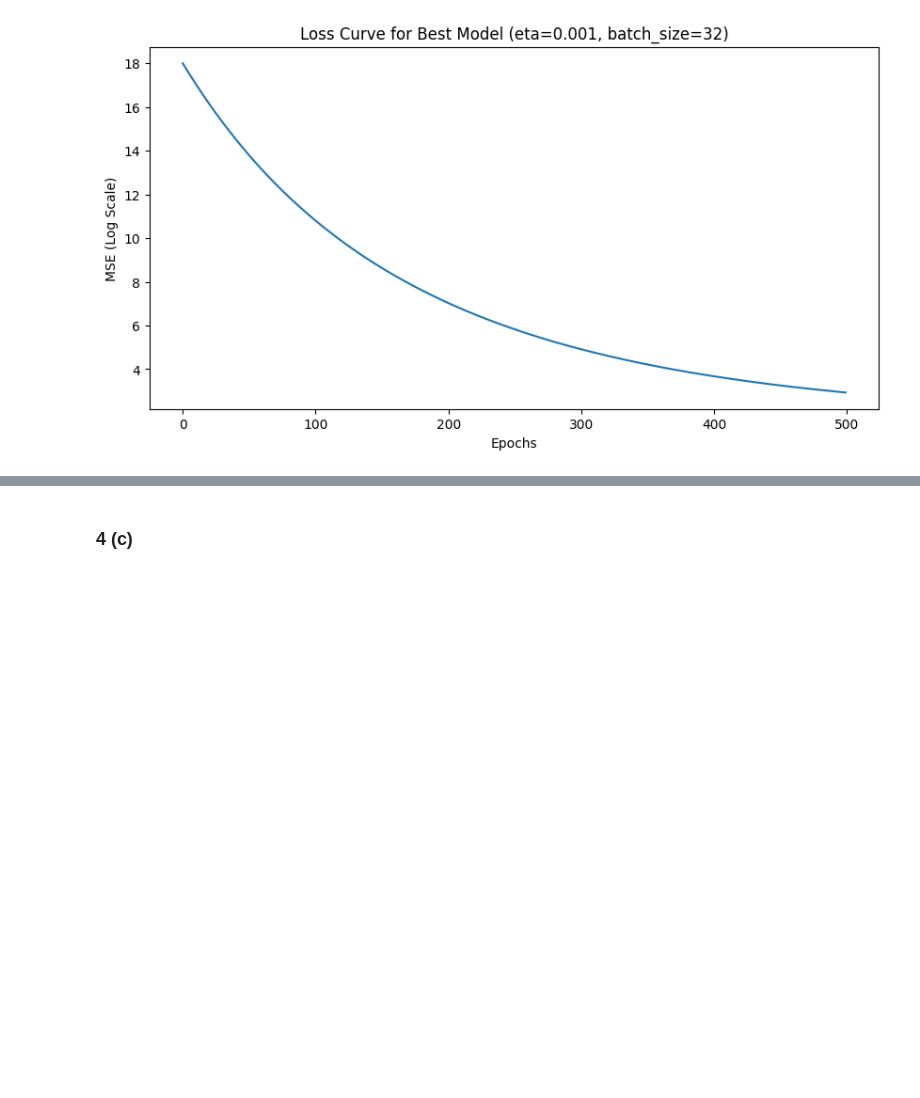
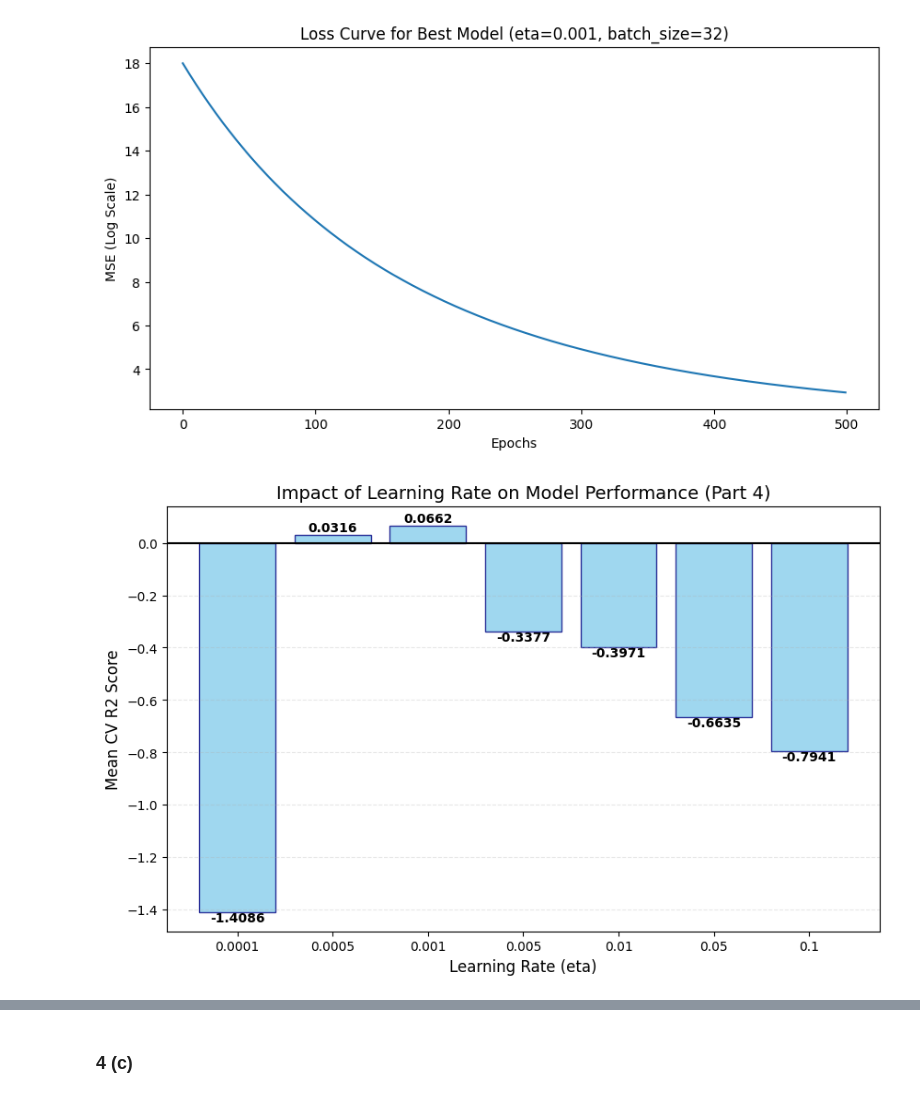
Before and after one commit to Vyrima/DL_Demo, a Jupyter notebook: notebooks/MiniProject.ipynb, the cells around one changed output, grey strips where cells are left out. Cells and saved outputs as stored; diff of their text form; code cells hidden in the pictures; blank space fills up the shorter version.

Commit message:
Added bar plots to part 4b

```diff
--- a/notebooks/MiniProject.ipynb
+++ b/notebooks/MiniProject.ipynb
@@ -705,3 +705,21 @@ plt.title(f"Loss Curve for Best Model (eta={grid_search.best_params_['regressor_
 plt.show()
 # %% [output]
 [figure]
+# %%
+eta_summary_r2 = results_df.groupby('param_regressor__eta')['mean_test_r2'].mean()
+
+plt.figure(figsize=(10, 6))
+bars = plt.bar(eta_summary_r2.index.astype(str), eta_summary_r2.values, color='skyblue', edgecolor='navy', alpha=0.8)
+plt.xlabel('Learning Rate (eta)', fontsize=12)
+plt.ylabel('Mean CV R2 Score', fontsize=12)
+plt.title('Impact of Learning Rate on Model Performance (Part 4)', fontsize=14)
+plt.axhline(0, color='black', linewidth=1.5, linestyle='-')
+for bar in bars:
+    yval = bar.get_height()
+    va_pos = 'bottom' if yval >= 0 else 'top'
+    plt.text(bar.get_x() + bar.get_width()/2, yval, f"{yval:.4f}", va=va_pos, ha='center', fontsize=10, fontweight='bold')
+
+plt.grid(axis='y', linestyle='--', alpha=0.3)
+plt.show()
+# %% [output]
+[figure, added]
```
Also changed, not shown: parts of 1 cell of this notebook.
